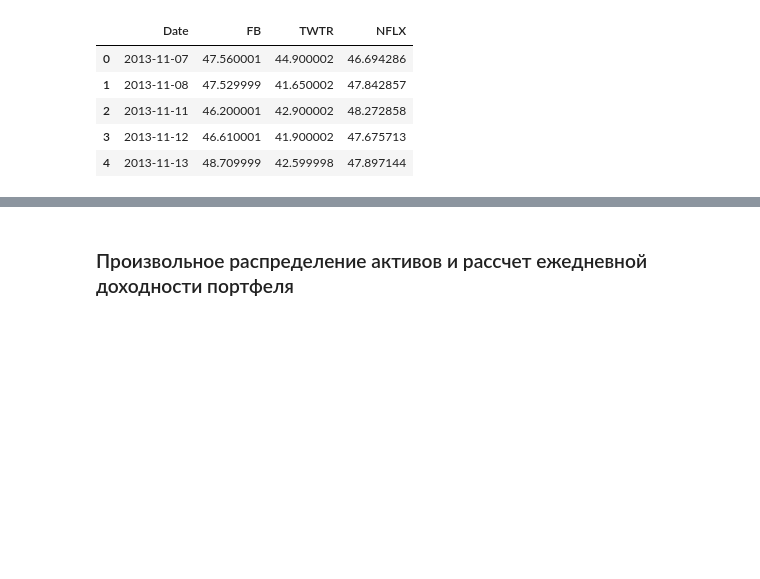
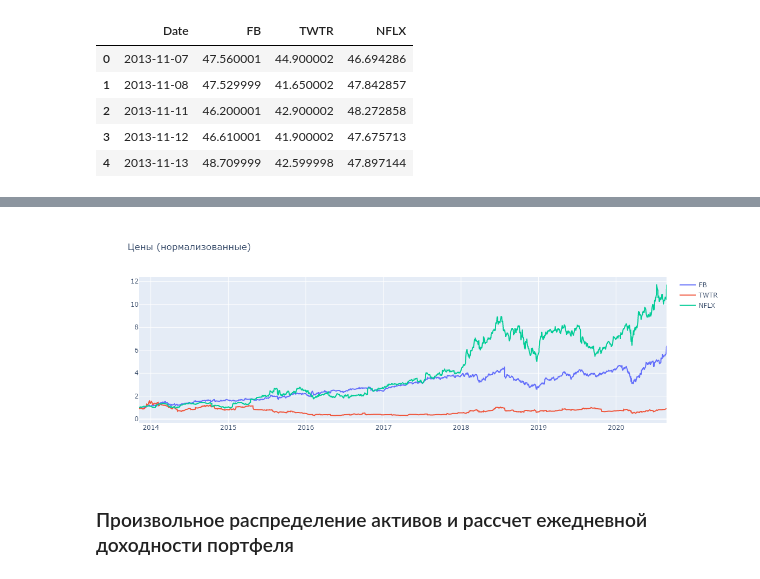
Before and after one commit to 01zhas/Portfolio_Analysis, a Jupyter notebook: Portfolio Analysis.ipynb, the cells around one changed output, grey strips where cells are left out. Cells and saved outputs as stored; diff of their text form; code cells hidden in the pictures; blank space fills up the shorter version.

```diff
--- a/Portfolio Analysis.ipynb
+++ b/Portfolio Analysis.ipynb
@@ -50,6 +50,10 @@ def normalize(df, columns):
 
 # Построение нормализованной интерактивной диаграммы
 interactive_plot(normalize(stocks_df, ["FB", "TWTR", "NFLX"]), "Цены (нормализованные)", stocks_df.columns[1:])
+# %%
+display.Image("img\Price_norm.jpg")
+# %% [output]
+[figure, added]
 # %% [markdown]
 ### Произвольное распределение активов и рассчет ежедневной доходности портфеля
 # %%
```
Also changed, not shown: parts of 5 cells of this notebook, 5 other files.
